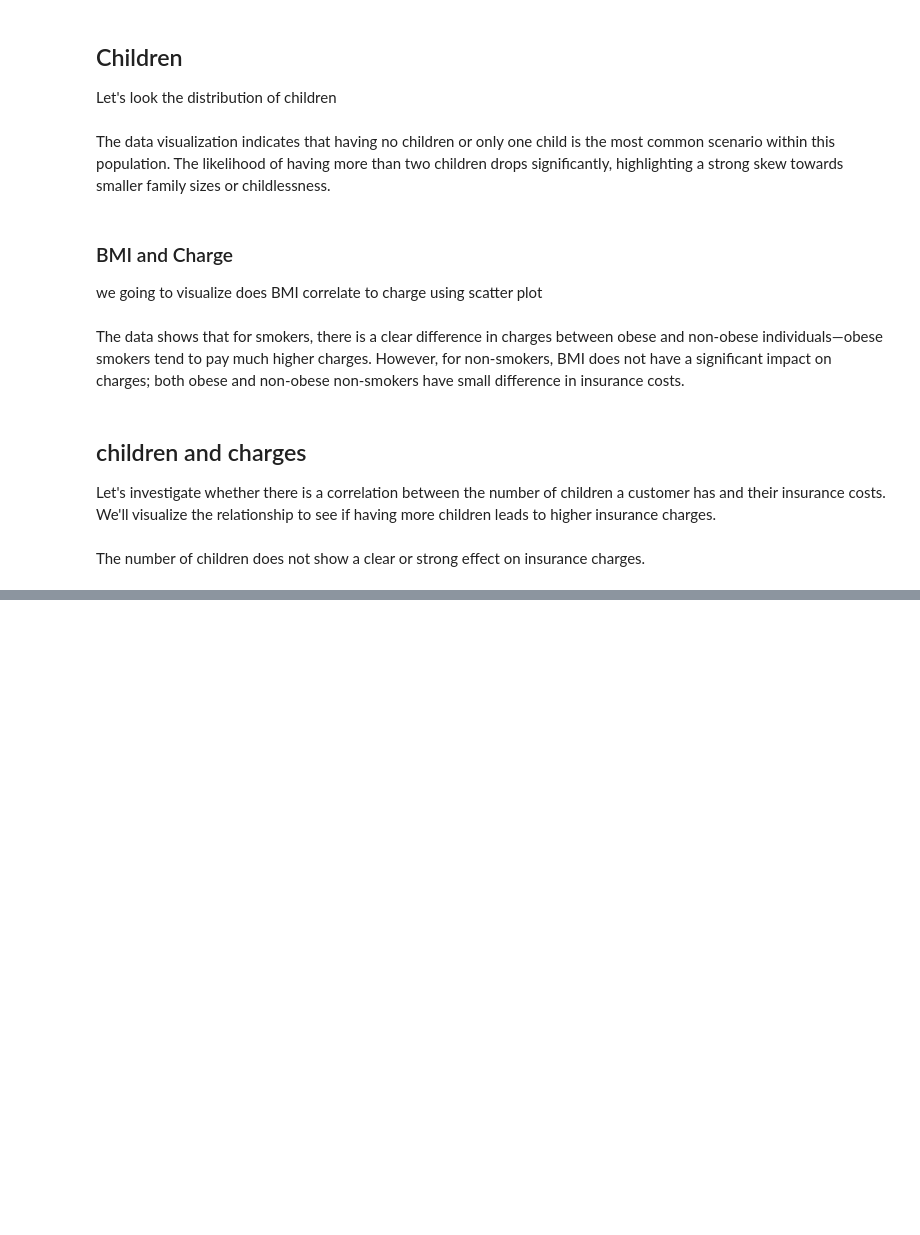
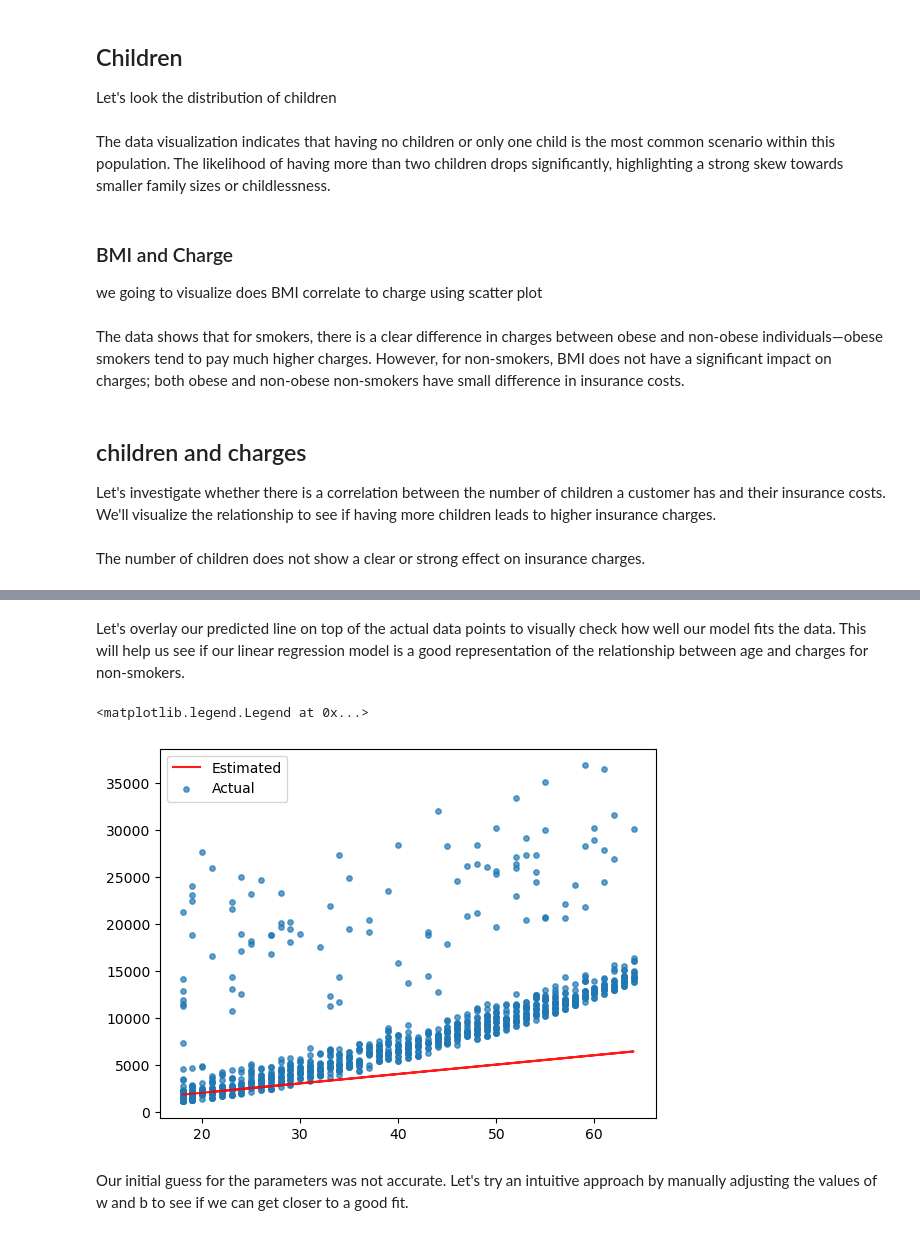
Before and after one commit to bashiir-code/ML-Project---Health-Insurance-Cost-Prediction, a Jupyter notebook: linear_regression.ipynb, the cells around one changed output, grey strips where cells are left out. Drawn from its saved outputs; the diff is of its cells as text; code cells hidden in the pictures; blank space fills up the shorter version.

```diff
--- a/linear_regression.ipynb
+++ b/linear_regression.ipynb
@@ -308,0 +449,13 @@ The number of children does not show a clear or strong effect on insurance charg
+# %% [markdown]
+Let's overlay our predicted line on top of the actual data points to visually check how well our model fits the data. This will help us see if our linear regression model is a good representation of the relationship between age and charges for non-smokers.
+# %%
+plt.plot(ages, predicted_charges, 'r', alpha = 0.9)
+plt.scatter(data = non_smoker_df, x = 'age', y = 'charges', alpha = 0.7, s = 15)
+plt.xlabel = 'Age'
+plt.ylabel = 'Charges'
+plt.legend(['Estimated', 'Actual'])
+# %% [output]
+<matplotlib.legend.Legend at 0x...>
+[figure, added]
+# %% [markdown]
+Our initial guess for the parameters was not accurate. Let's try an intuitive approach by manually adjusting the values of w and b to see if we can get closer to a good fit.
```
Also changed, not shown: parts of 39 cells of this notebook.
